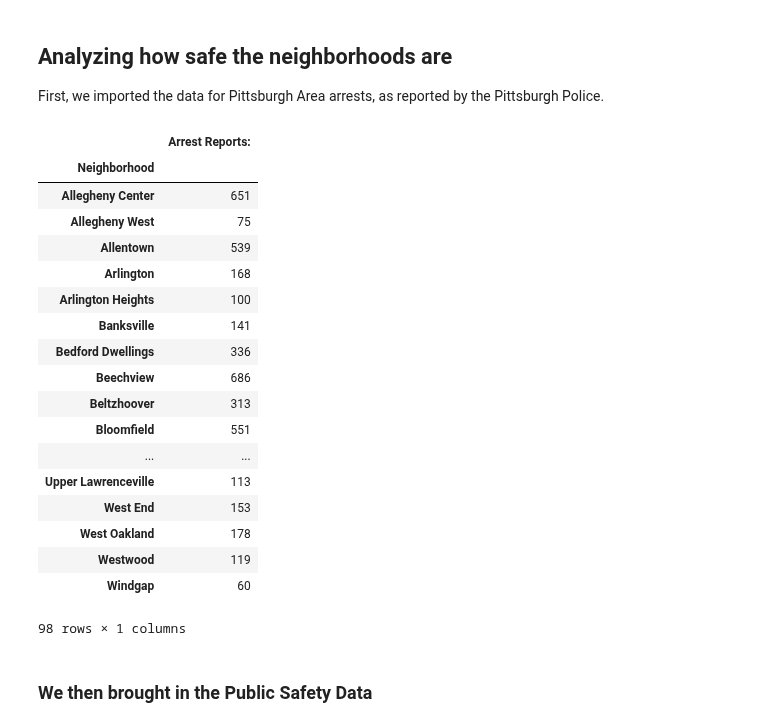
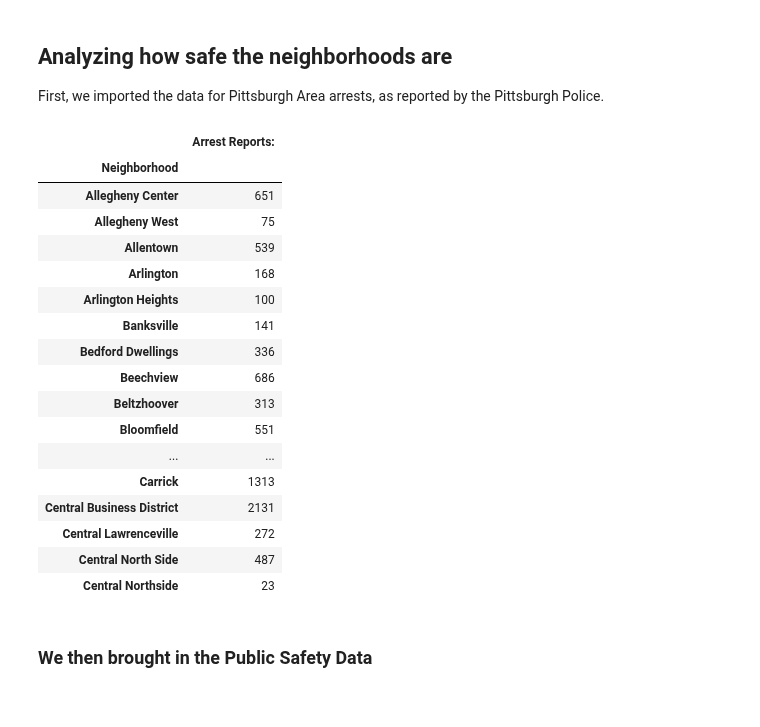
Before and after one commit to pats141/CMPINF_Final, a Jupyter notebook: Presentation.ipynb, the cells around one changed output. Drawn from its saved outputs; the diff is of its cells as text; code cells hidden in the pictures.

```diff
--- a/Presentation.ipynb
+++ b/Presentation.ipynb
@@ -14,30 +14,29 @@ First, we imported the data for Pittsburgh Area arrests, as reported by the Pitt
 # %%
 pgh_crime_data = pd.read_csv("crime_data.csv")
 crime_data = pgh_crime_data["INCIDENTNEIGHBORHOOD"].value_counts().sort_values(ascending=True)
 crime_dict = {'Arrest Reports:': crime_data}
 crime = pd.DataFrame(crime_dict)
 crime.index.name = "Neighborhood"
-crime.sort_index(axis = 0)
+crime.sort_index(axis = 0).head(20)
 # %% [output]
 |  | Arrest Reports: |
 | Neighborhood |  |
 | Allegheny Center | 651 |
 | Allegheny West | 75 |
 | Allentown | 539 |
 | Arlington | 168 |
 | Arlington Heights | 100 |
 | Banksville | 141 |
 | Bedford Dwellings | 336 |
 | Beechview | 686 |
 | Beltzhoover | 313 |
 | Bloomfield | 551 |
 | ... | ... |
-| Upper Lawrenceville | 113 |
-| West End | 153 |
-| West Oakland | 178 |
-| Westwood | 119 |
-| Windgap | 60 |
+| Carrick | 1313 |
+| Central Business District | 2131 |
+| Central Lawrenceville | 272 |
+| Central North Side | 487 |
+| Central Northside | 23 |
-98 rows × 1 columns
 # %% [markdown]
 ### We then brought in the Public Safety Data
 # %%
```
Also changed, not shown: parts of 2 cells of this notebook.
